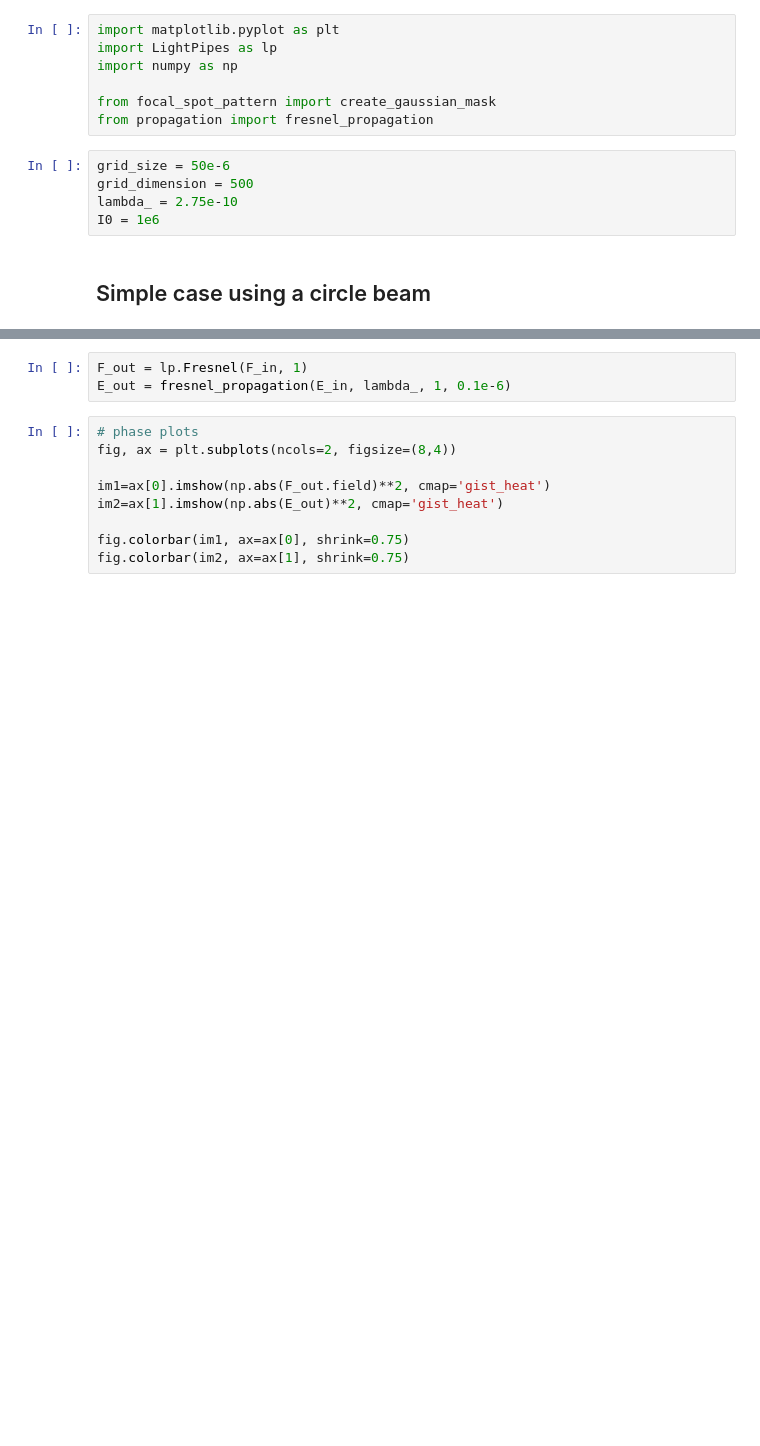
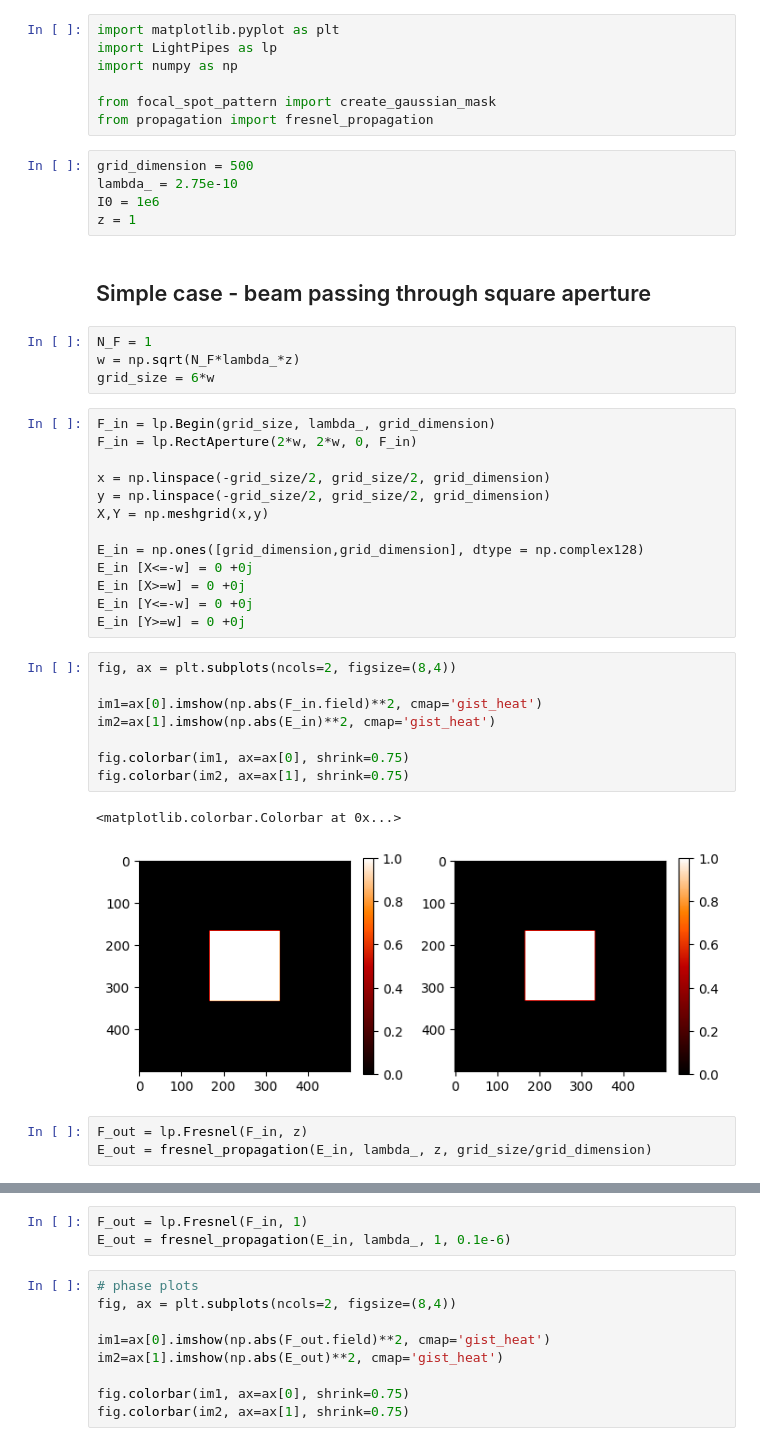
Before and after one commit to johnnymtex/photonMismatch, a Jupyter notebook: tests.ipynb, the cells around one changed output, grey strips where cells are left out. Cells and saved outputs as stored; diff of their text form; blank space fills up the shorter version.

```diff
--- a/tests.ipynb
+++ b/tests.ipynb
@@ -6,9 +6,40 @@ import numpy as np
 from focal_spot_pattern import create_gaussian_mask
 from propagation import fresnel_propagation
 # %%
-grid_size = 50e-6
 grid_dimension = 500
 lambda_ = 2.75e-10
 I0 = 1e6
+z = 1
 # %% [markdown]
-## Simple case using a circle beam
+## Simple case - beam passing through square aperture
+# %%
+N_F = 1
+w = np.sqrt(N_F*lambda_*z)
+grid_size = 6*w
+# %%
+F_in = lp.Begin(grid_size, lambda_, grid_dimension)
+F_in = lp.RectAperture(2*w, 2*w, 0, F_in)
+
+x = np.linspace(-grid_size/2, grid_size/2, grid_dimension)
+y = np.linspace(-grid_size/2, grid_size/2, grid_dimension)
+X,Y = np.meshgrid(x,y)
+
+E_in = np.ones([grid_dimension,grid_dimension], dtype = np.complex128)
+E_in [X<=-w] = 0 +0j
+E_in [X>=w] = 0 +0j
+E_in [Y<=-w] = 0 +0j
+E_in [Y>=w] = 0 +0j
+# %%
+fig, ax = plt.subplots(ncols=2, figsize=(8,4))
+
+im1=ax[0].imshow(np.abs(F_in.field)**2, cmap='gist_heat')
+im2=ax[1].imshow(np.abs(E_in)**2, cmap='gist_heat')
+
+fig.colorbar(im1, ax=ax[0], shrink=0.75)
+fig.colorbar(im2, ax=ax[1], shrink=0.75)
+# %% [output]
+<matplotlib.colorbar.Colorbar at 0x...>
+[figure, added]
+# %%
+F_out = lp.Fresnel(F_in, z)
+E_out = fresnel_propagation(E_in, lambda_, z, grid_size/grid_dimension)
```
Also changed, not shown: parts of 10 cells of this notebook.
